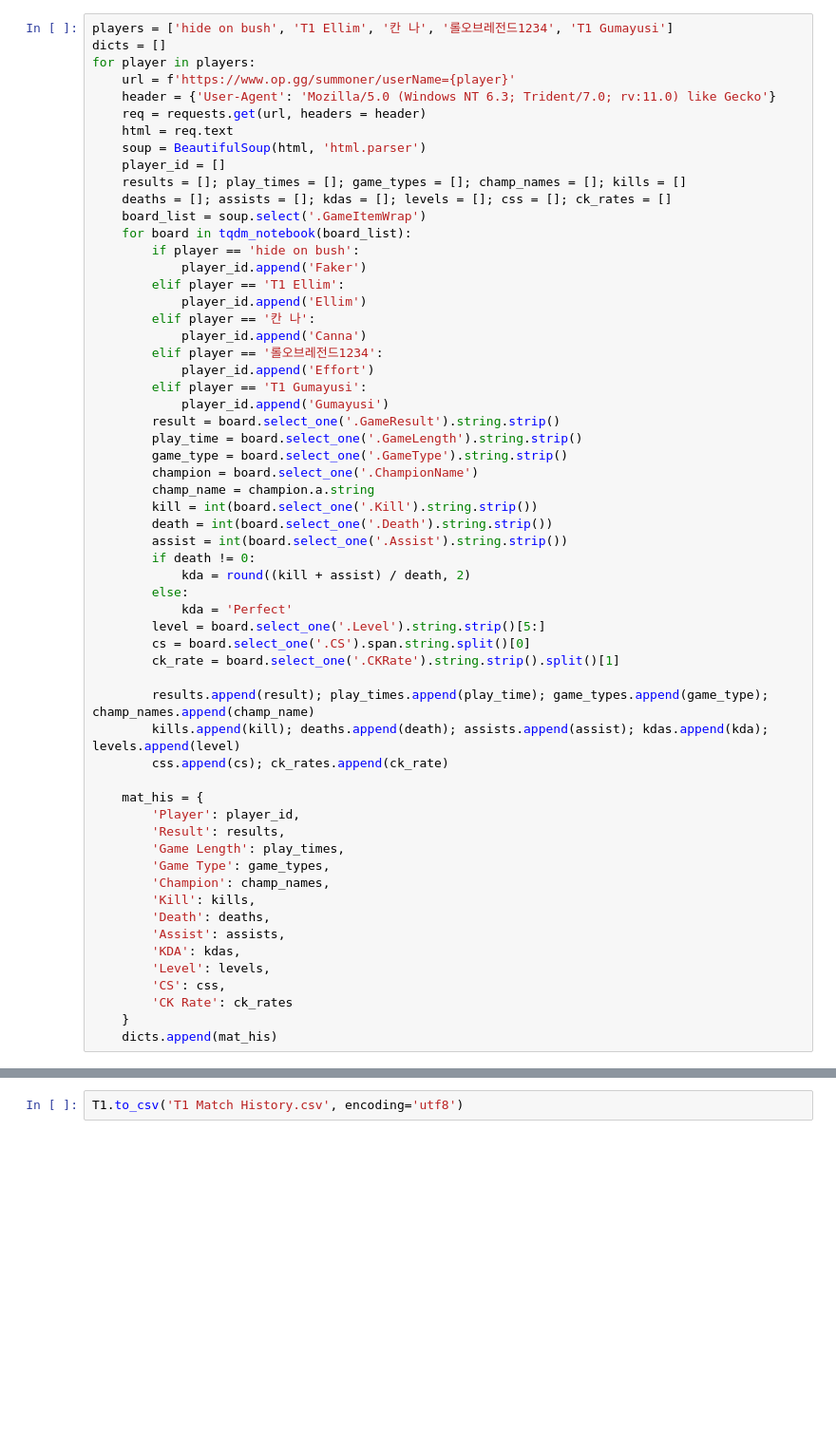
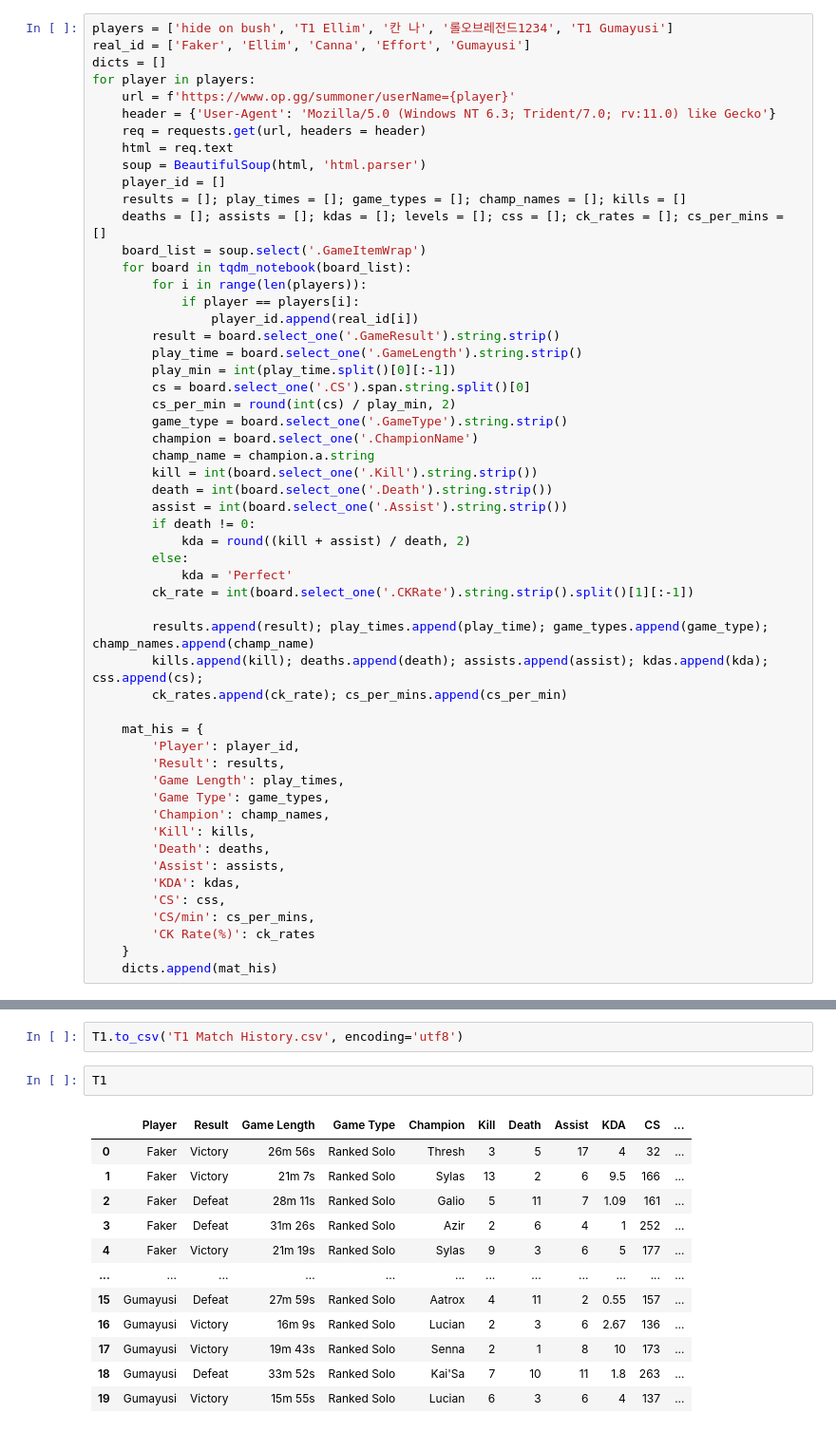
Before and after one commit to STNox/Data-Analysis, a Jupyter notebook: 05. Crawling/lol_champs.ipynb, the cells around one changed output, grey strips where cells are left out. Shown at 95% size. Drawn from its saved outputs; the diff is of its cells as text; blank space fills up the shorter version.

```diff
--- a/05. Crawling/lol_champs.ipynb
+++ b/05. Crawling/lol_champs.ipynb
@@ -7,6 +7,7 @@ import pandas as pd
 import requests
 # %%
 players = ['hide on bush', 'T1 Ellim', '칸 나', '롤오브레전드1234', 'T1 Gumayusi']
+real_id = ['Faker', 'Ellim', 'Canna', 'Effort', 'Gumayusi']
 dicts = []
 for player in players:
     url = f'https://www.op.gg/summoner/userName={player}'
@@ -16,21 +17,17 @@ for player in players:
     soup = BeautifulSoup(html, 'html.parser')
     player_id = []
     results = []; play_times = []; game_types = []; champ_names = []; kills = []
-    deaths = []; assists = []; kdas = []; levels = []; css = []; ck_rates = []
+    deaths = []; assists = []; kdas = []; levels = []; css = []; ck_rates = []; cs_per_mins = []
     board_list = soup.select('.GameItemWrap')
     for board in tqdm_notebook(board_list):
-        if player == 'hide on bush':
-            player_id.append('Faker')
-        elif player == 'T1 Ellim':
-            player_id.append('Ellim')
-        elif player == '칸 나':
-            player_id.append('Canna')
-        elif player == '롤오브레전드1234':
-            player_id.append('Effort')
-        elif player == 'T1 Gumayusi':
-            player_id.append('Gumayusi')
+        for i in range(len(players)):
+            if player == players[i]:
+                player_id.append(real_id[i])
         result = board.select_one('.GameResult').string.strip()
         play_time = board.select_one('.GameLength').string.strip()
+        play_min = int(play_time.split()[0][:-1])
+        cs = board.select_one('.CS').span.string.split()[0]
+        cs_per_min = round(int(cs) / play_min, 2)
         game_type = board.select_one('.GameType').string.strip()
         champion = board.select_one('.ChampionName')
         champ_name = champion.a.string
@@ -41,13 +38,11 @@ for player in players:
             kda = round((kill + assist) / death, 2)
         else:
             kda = 'Perfect'
-        level = board.select_one('.Level').string.strip()[5:]
-        cs = board.select_one('.CS').span.string.split()[0]
-        ck_rate = board.select_one('.CKRate').string.strip().split()[1]
+        ck_rate = int(board.select_one('.CKRate').string.strip().split()[1][:-1])
 
         results.append(result); play_times.append(play_time); game_types.append(game_type); champ_names.append(champ_name)
-        kills.append(kill); deaths.append(death); assists.append(assist); kdas.append(kda); levels.append(level)
-        css.append(cs); ck_rates.append(ck_rate)
+        kills.append(kill); deaths.append(death); assists.append(assist); kdas.append(kda); css.append(cs);
+        ck_rates.append(ck_rate); cs_per_mins.append(cs_per_min)
 
     mat_his = {
         'Player': player_id,
@@ -59,9 +54,9 @@ for player in players:
         'Death': deaths,
         'Assist': assists,
         'KDA': kdas,
-        'Level': levels,
         'CS': css,
-        'CK Rate': ck_rates
+        'CS/min': cs_per_mins,
+        'CK Rate(%)': ck_rates
     }
     dicts.append(mat_his)
 # %%
@@ -77,3 +72,18 @@ tmp = tmp.append(Effort)
 T1 = tmp.append(Gumayusi)
 # %%
 T1.to_csv('T1 Match History.csv', encoding='utf8')
+# %%
+T1
+# %% [output]
+|  | Player | Result | Game Length | Game Type | Champion | Kill | Death | Assist | KDA | CS | ... |
+| 0 | Faker | Victory | 26m 56s | Ranked Solo | Thresh | 3 | 5 | 17 | 4 | 32 | ... |
+| 1 | Faker | Victory | 21m 7s | Ranked Solo | Sylas | 13 | 2 | 6 | 9.5 | 166 | ... |
+| 2 | Faker | Defeat | 28m 11s | Ranked Solo | Galio | 5 | 11 | 7 | 1.09 | 161 | ... |
+| 3 | Faker | Defeat | 31m 26s | Ranked Solo | Azir | 2 | 6 | 4 | 1 | 252 | ... |
+| 4 | Faker | Victory | 21m 19s | Ranked Solo | Sylas | 9 | 3 | 6 | 5 | 177 | ... |
+| ... | ... | ... | ... | ... | ... | ... | ... | ... | ... | ... | ... |
+| 15 | Gumayusi | Defeat | 27m 59s | Ranked Solo | Aatrox | 4 | 11 | 2 | 0.55 | 157 | ... |
+| 16 | Gumayusi | Victory | 16m 9s | Ranked Solo | Lucian | 2 | 3 | 6 | 2.67 | 136 | ... |
+| 17 | Gumayusi | Victory | 19m 43s | Ranked Solo | Senna | 2 | 1 | 8 | 10 | 173 | ... |
+| 18 | Gumayusi | Defeat | 33m 52s | Ranked Solo | Kai'Sa | 7 | 10 | 11 | 1.8 | 263 | ... |
+| 19 | Gumayusi | Victory | 15m 55s | Ranked Solo | Lucian | 6 | 3 | 6 | 4 | 137 | ... |
```
Also changed, not shown: parts of 6 cells of this notebook, 1 other file.
